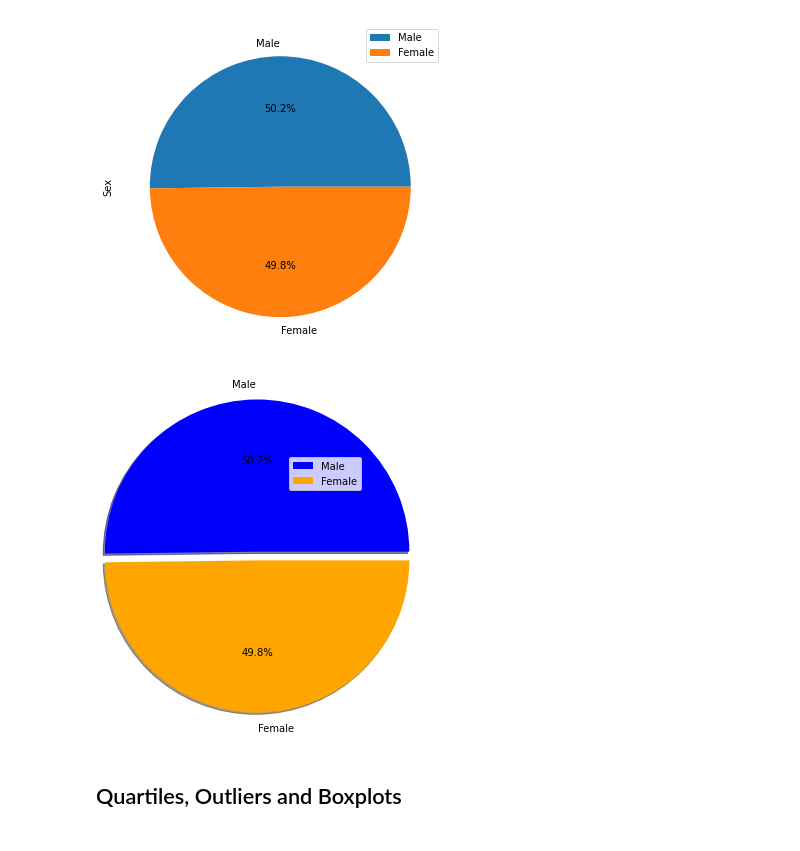
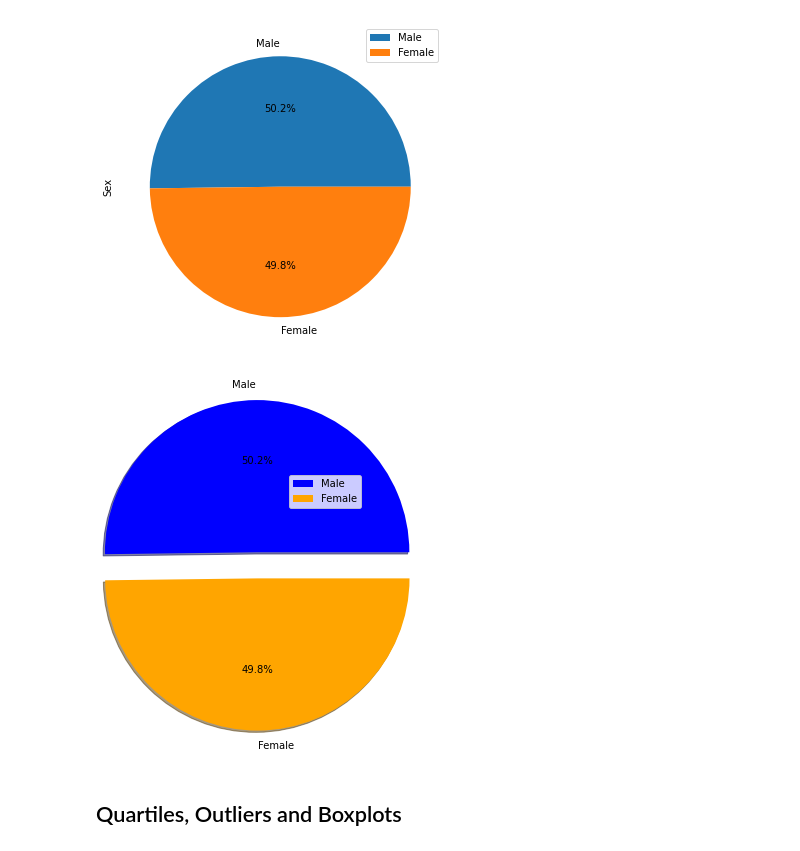
Before and after one commit to lmodenbach/matplotlib-challenge, a Jupyter notebook: pymaceuticals.ipynb, the cells around one changed output. Drawn from its saved outputs; the diff is of its cells as text; code cells hidden in the pictures.

```diff
--- a/pymaceuticals.ipynb
+++ b/pymaceuticals.ipynb
@@ -220,21 +230,21 @@ plot = pie_plot_df.plot.pie(subplots=True, figsize=(6, 6), autopct='%1.1f%%')
 [figure]
 # %%
 #pie plot showing the distribution of female versus male mice using pyplot
-#exploding and shadowing by larger value for fun
+#exploding and shadowing for fun
 
 values = study_data_clean['Sex'].value_counts()
 labels = study_data_clean['Sex'].value_counts().keys()
 colors = ['blue', 'orange']
-explode = [0.1, 0]
+explode = [0.3, 0]
 
 
 plt.pie(values, explode=explode, labels=labels, colors=colors,
         autopct="%1.1f%%", shadow=True, radius=1.75)
 plt.legend(study_data_clean['Sex'].value_counts().keys())
 plt.legend(loc='best')
 plt.show()
 # %% [output]
-[figure, old version]
+[figure, new version]
 # %% [markdown]
 ## Quartiles, Outliers and Boxplots
 # %%
```
Also changed, not shown: parts of 8 cells of this notebook.
